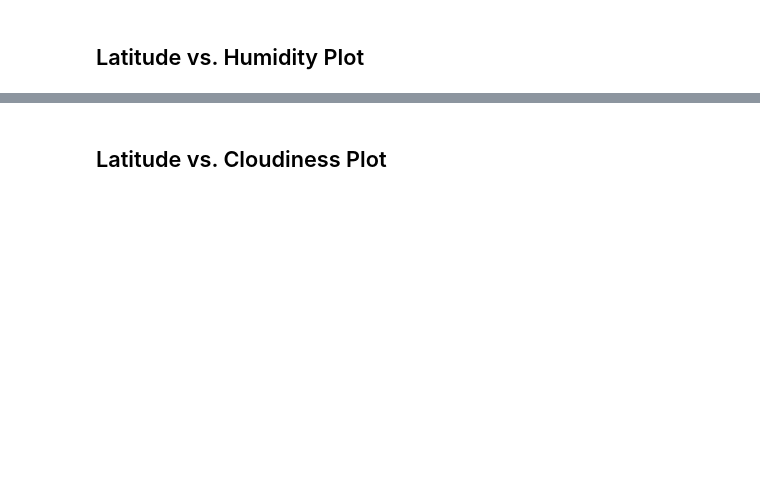
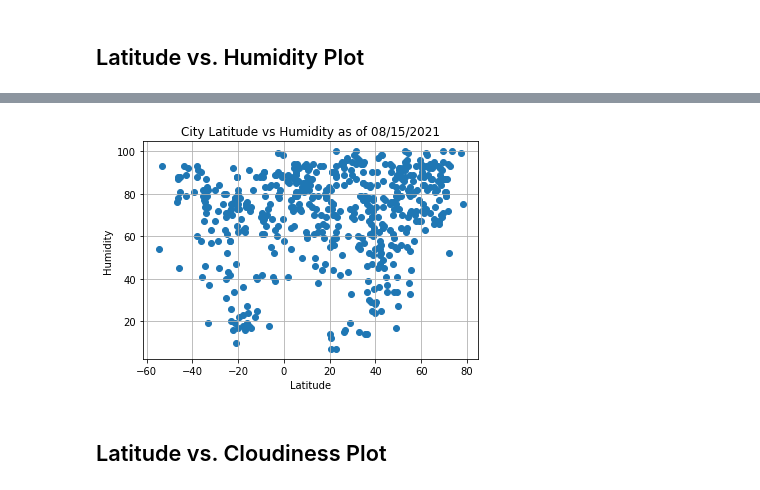
Before and after one commit to melissadiep94/python-api-challenge, a Jupyter notebook: WeatherPy/WeatherPy.ipynb, the cells around one changed output, grey strips where cells are left out. Drawn from its saved outputs; the diff is of its cells as text; code cells hidden in the pictures; blank space fills up the shorter version.

```diff
--- a/WeatherPy/WeatherPy.ipynb
+++ b/WeatherPy/WeatherPy.ipynb
@@ -141,2 +221,12 @@ Int64Index([], dtype='int64')
+# %%
+plt.scatter(weather_data.iloc[:,2],weather_data.iloc[:,5])
+plt.title("City Latitude vs Humidity as of " + data_date)
+plt.xlabel('Latitude')
+plt.ylabel('Humidity')
+
+plt.grid(True)
+plt.show()
+# %% [output]
+[figure, added]
 # %% [markdown]
 ## Latitude vs. Cloudiness Plot
```
Also changed, not shown: parts of 25 cells of this notebook, 2 other files.
